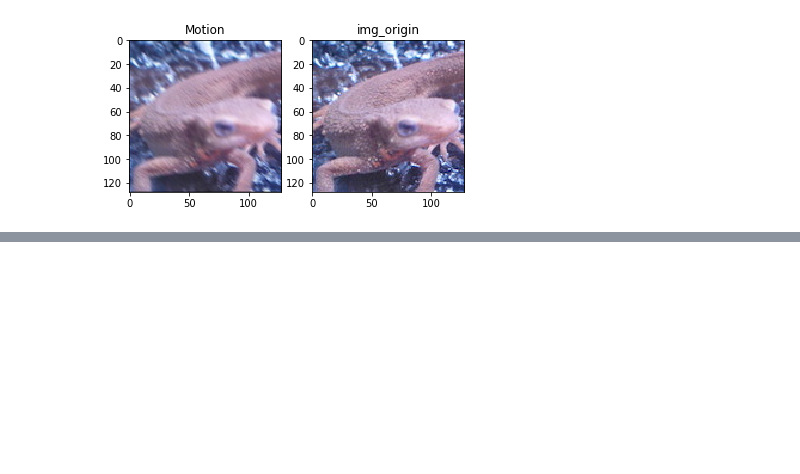
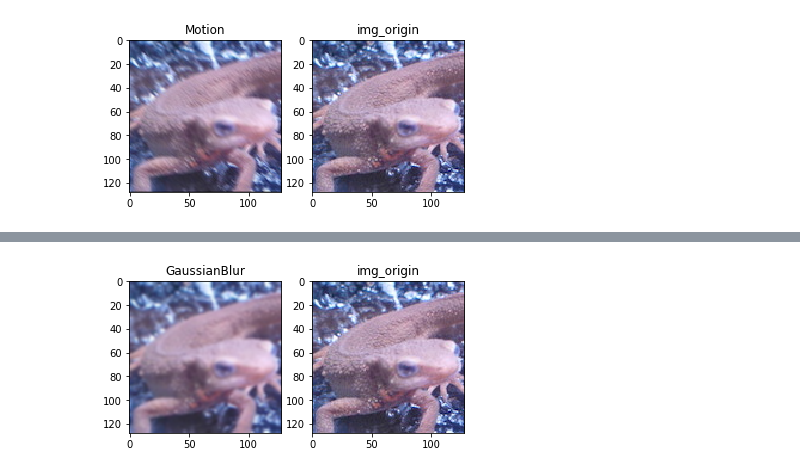
Before and after one commit to FamiliennameistChow/SkillPools, a Jupyter notebook: 100QuestionforImageProcessing/09-12_Filter.ipynb, the cells around one changed output, grey strips where cells are left out. Cells and saved outputs as stored; diff of their text form; code cells hidden in the pictures; blank space fills up the shorter version.

```diff
--- a/100QuestionforImageProcessing/09-12_Filter.ipynb
+++ b/100QuestionforImageProcessing/09-12_Filter.ipynb
@@ -134,0 +166,20 @@ Motion fliter kernel:
+# %%
+img = cv2.imread("gg.jpg")
+img_origin = img.copy()
+
+blur = cv2.GaussianBlur(img, (5, 5,), 0)
+
+
+
+img_origin = cv2.cvtColor(img_origin, cv2.COLOR_BGR2RGB)
+blur = cv2.cvtColor(blur, cv2.COLOR_BGR2RGB)
+plt.figure()
+plt.subplot(121)
+plt.imshow(blur)
+plt.title("GaussianBlur")
+plt.subplot(122)
+plt.imshow(img_origin)
+plt.title("img_origin")
+plt.show()
+# %% [output]
+[figure, added]
```
Also changed, not shown: parts of 1 cell of this notebook, 9 other files.
